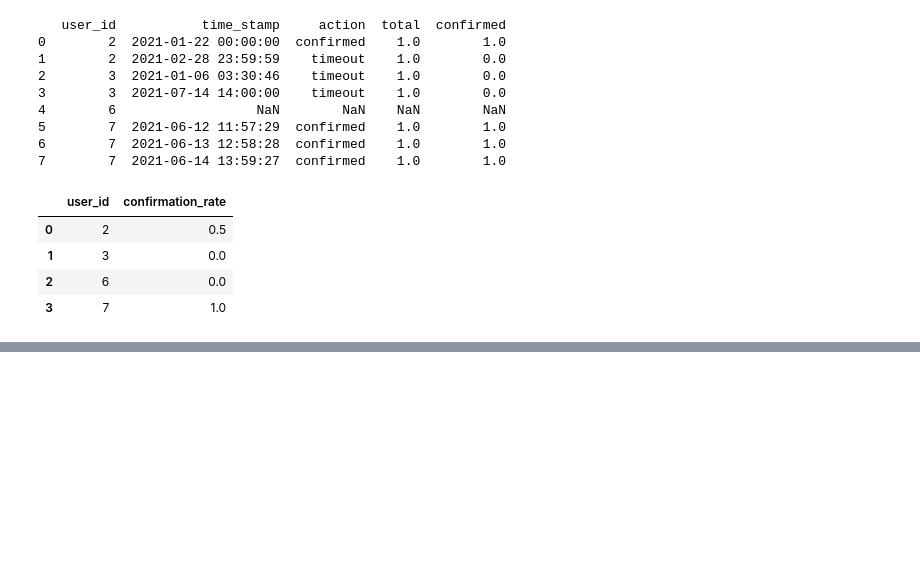
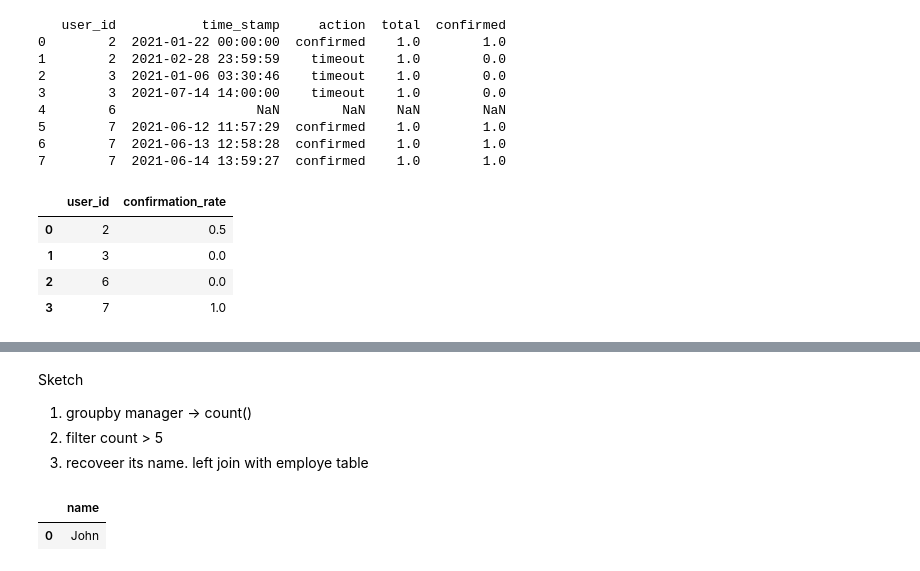
Before and after one commit to curado26/coding_elements, a Jupyter notebook: sql.ipynb, the cells around one changed output, grey strips where cells are left out. Drawn from its saved outputs; the diff is of its cells as text; code cells hidden in the pictures; blank space fills up the shorter version.

Commit message:
Add:570. Managers with at Least 5 Direct Reports

```diff
--- a/sql.ipynb
+++ b/sql.ipynb
@@ -480,0 +522,39 @@ confirmation_rate(signups, confirmations)
+# %% [markdown]
+Sketch
+
+1. groupby manager -> count()
+2. filter count > 5
+2. recoveer its name. left join with employe table
+# %%
+employee = pd.read_csv('data/570_employee.csv')
+
+
+def find_managers(employee: pd.DataFrame) -> pd.DataFrame:
+    """
+    This function returns a DataFrame containing the names of all managers that
+     have at least 5 direct reports.
+    """
+
+    # Count the number of direct reports of each manager
+    aux = employee.groupby('managerId').agg(
+        direct_reports = ('managerId', 'count')
+    ).reset_index()
+
+    # Filter for managers with at least 5 direct reports
+    aux = aux[ aux['direct_reports'] >= 5]
+
+    # Get the names of those managers
+    result = pd.merge(
+        aux,
+        employee,
+        how = 'left',
+        left_on='managerId',
+        right_on = 'id'
+    )
+
+    return result[['name']]
+
+find_managers(employee)
+# %% [output]
+|  | name |
+| 0 | John |
```
Also changed, not shown: parts of 1 cell of this notebook, 1 other file.
